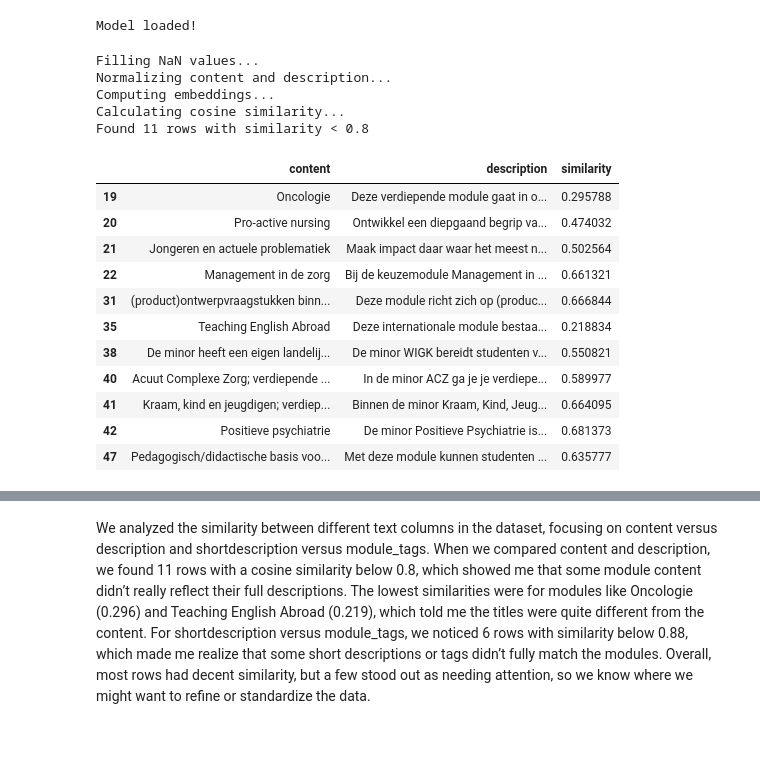
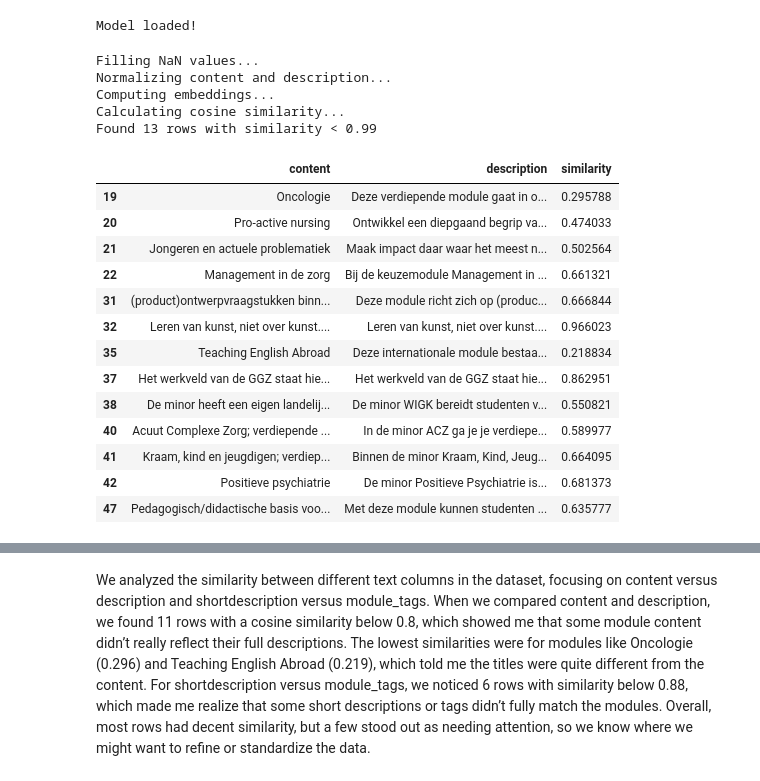
Before and after one commit to DanielvG-IT/Avans, a Jupyter notebook: Notebooks/01_data_exploration.ipynb, the cells around one changed output, grey strips where cells are left out. Saved outputs shown, nothing was run; the diff lists cells and outputs as text; code cells hidden in the pictures; blank space fills up the shorter version.

```diff
--- a/Notebooks/01_data_exploration.ipynb
+++ b/Notebooks/01_data_exploration.ipynb
@@ -287,20 +287,22 @@ Xet Storage is enabled for this repo, but the 'hf_xet' package is not installed.
 Model loaded!
 # %%
 # compare content vs description
-explore_similarity(df, "content", "description")
+explore_similarity(df, "content", "description", threshold=0.99)
 # %% [output]
 Filling NaN values...
 Normalizing content and description...
 Computing embeddings...
 Calculating cosine similarity...
-Found 11 rows with similarity < 0.8
+Found 13 rows with similarity < 0.99
 |  | content | description | similarity |
 | 19 | Oncologie | Deze verdiepende module gaat in o... | 0.295788 |
-| 20 | Pro-active nursing | Ontwikkel een diepgaand begrip va... | 0.474032 |
+| 20 | Pro-active nursing | Ontwikkel een diepgaand begrip va... | 0.474033 |
 | 21 | Jongeren en actuele problematiek | Maak impact daar waar het meest n... | 0.502564 |
 | 22 | Management in de zorg | Bij de keuzemodule Management in ... | 0.661321 |
 | 31 | (product)ontwerpvraagstukken binn... | Deze module richt zich op (produc... | 0.666844 |
+| 32 | Leren van kunst, niet over kunst.... | Leren van kunst, niet over kunst.... | 0.966023 |
 | 35 | Teaching English Abroad | Deze internationale module bestaa... | 0.218834 |
+| 37 | Het werkveld van de GGZ staat hie... | Het werkveld van de GGZ staat hie... | 0.862951 |
 | 38 | De minor heeft een eigen landelij... | De minor WIGK bereidt studenten v... | 0.550821 |
 | 40 | Acuut Complexe Zorg; verdiepende ... | In de minor ACZ ga je je verdiepe... | 0.589977 |
 | 41 | Kraam, kind en jeugdigen; verdiep... | Binnen de minor Kraam, Kind, Jeug... | 0.664095 |
```
Also changed, not shown: parts of 1 cell of this notebook.
